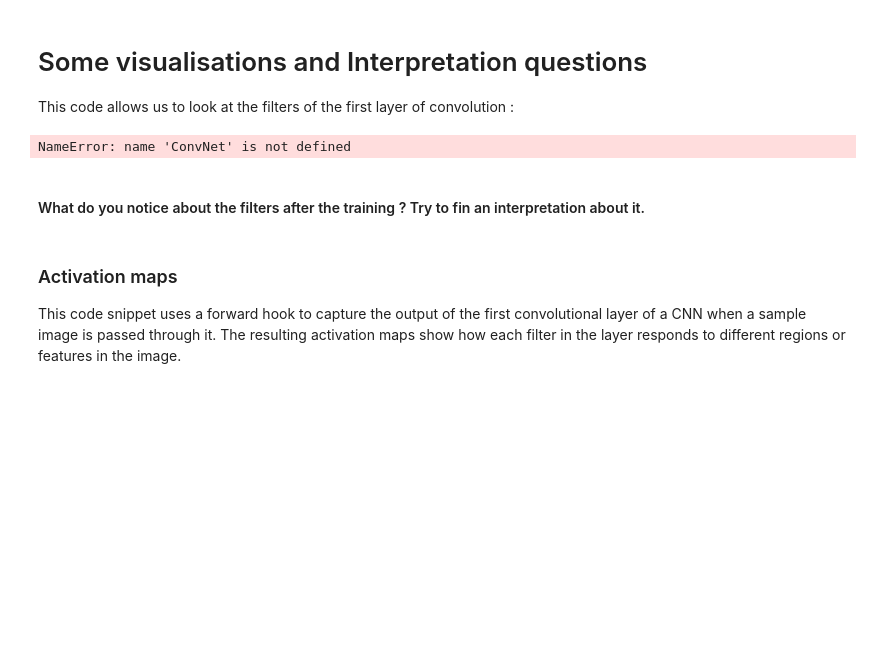
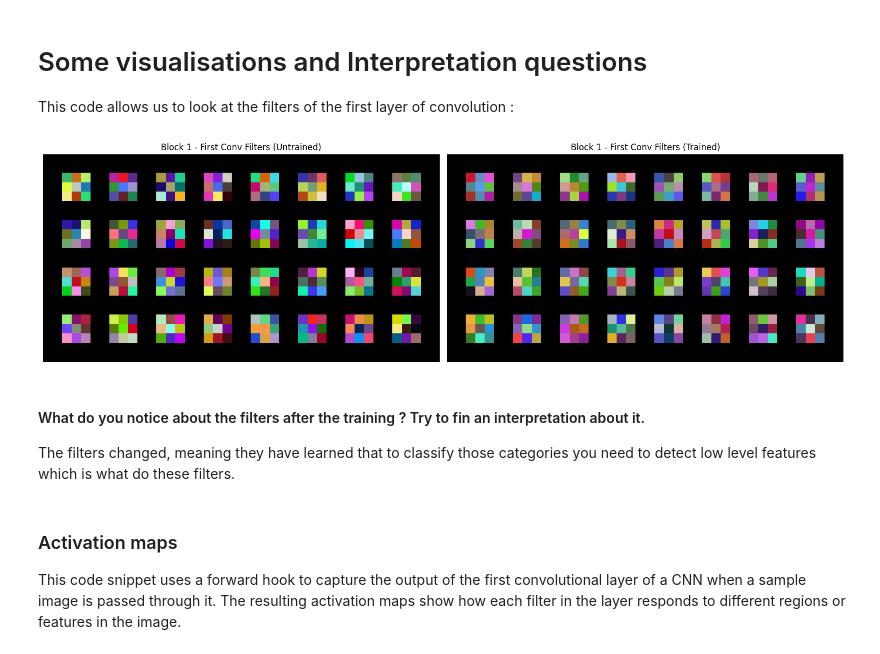
Before and after one commit to paulbourgois/DLAV, a Jupyter notebook: graded_homework/hw1/CNN Exercice.ipynb, the cells around one changed output. Drawn from its saved outputs; the diff is of its cells as text; code cells hidden in the pictures; blank space fills up the shorter version.

```diff
--- a/graded_homework/hw1/CNN Exercice.ipynb
+++ b/graded_homework/hw1/CNN Exercice.ipynb
@@ -291,7 +291,7 @@ class ConvNet(nn.Module):
         # Tensor `x` with `x.view`.                                                    #
         ################################################################################
         x = self.block_1(x)
-        x = x.view
+        x = x.view(x.size(0), -1)
         x = self.block_2(x)
         ################################################################################
         #                              END OF YOUR CODE                                #
@@ -386,38 +405,40 @@ def visualize_filters(layer, title='Filters'):
     grid = vutils.make_grid(filters, nrow=8, padding=2)
     plt.figure(figsize=(8,8))
     plt.imshow(grid.permute(1, 2, 0))
     plt.title(title)
     plt.axis('off')
     plt.show()
 
 model = ConvNet() # Untrained model
 
 fig, axes = plt.subplots(1, 2, figsize=(16, 8))
 
 # --- Untrained filters ---
 # "features[0]" is your first convolutionnal layer, you might have to change it to conv1 if it was the name you gave it to
-filters_untrained = model.features[0].weight.data.clone().cpu()
+filters_untrained = model.block_1[0].weight.data.clone().cpu()
 filters_untrained = (filters_untrained - filters_untrained.min()) / (filters_untrained.max() - filters_untrained.min())
 grid_untrained = vutils.make_grid(filters_untrained, nrow=8, padding=2)
 axes[0].imshow(grid_untrained.permute(1, 2, 0))
 axes[0].set_title("Block 1 - First Conv Filters (Untrained)")
 axes[0].axis("off")
 
 # --- Trained filters ---
 # Same thing here
-filters_trained = net.features[0].weight.data.clone().cpu()
+filters_trained = net.block_1[0].weight.data.clone().cpu()
 filters_trained = (filters_trained - filters_trained.min()) / (filters_trained.max() - filters_trained.min())
 grid_trained = vutils.make_grid(filters_trained, nrow=8, padding=2)
 axes[1].imshow(grid_trained.permute(1, 2, 0))
 axes[1].set_title("Block 1 - First Conv Filters (Trained)")
 axes[1].axis("off")
 
 plt.tight_layout()
 plt.show()
 # %% [output]
-NameError: name 'ConvNet' is not defined
+[figure, added]
 # %% [markdown]
 #### What do you notice about the filters after the training ? Try to fin an interpretation about it.
+
+The filters changed, meaning they have learned that to classify those categories you need to detect low level features which is what do these filters.
 # %% [markdown]
 ### Activation maps
 This code snippet uses a forward hook to capture the output of the first convolutional layer of a CNN when a sample image is passed through it. The resulting activation maps show how each filter in the layer responds to different regions or features in the image.
```
Also changed, not shown: parts of 4 cells of this notebook.
